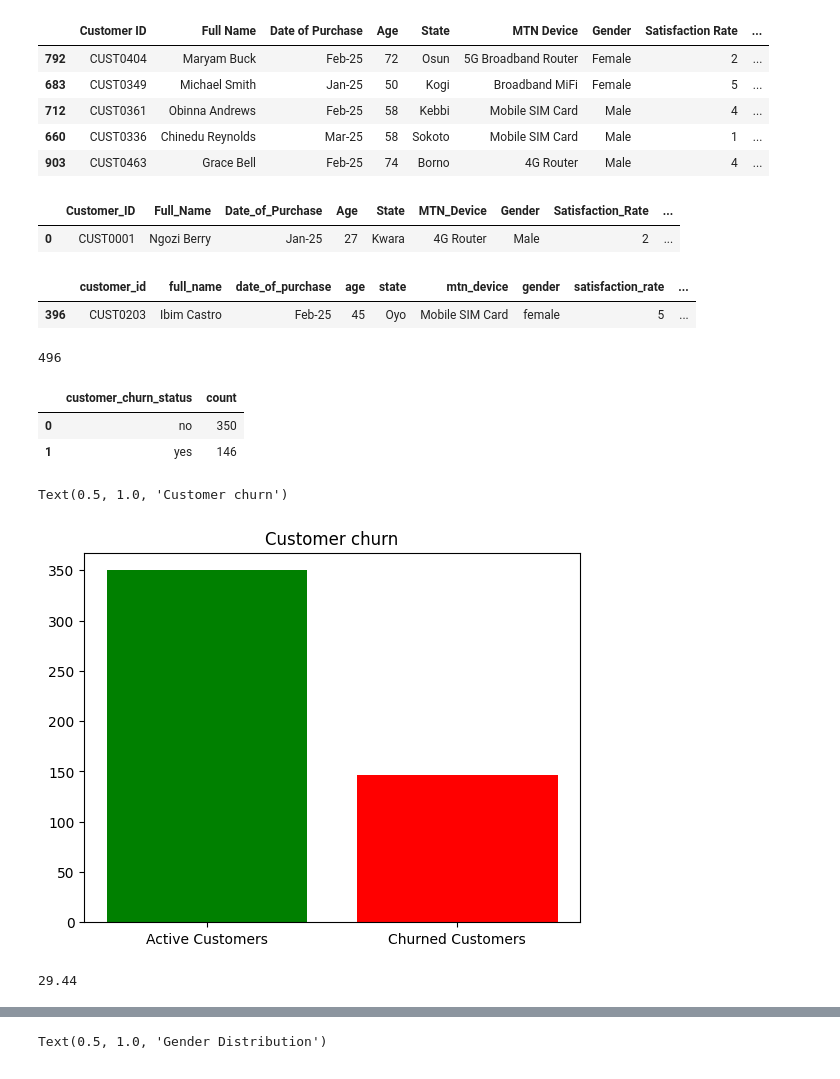
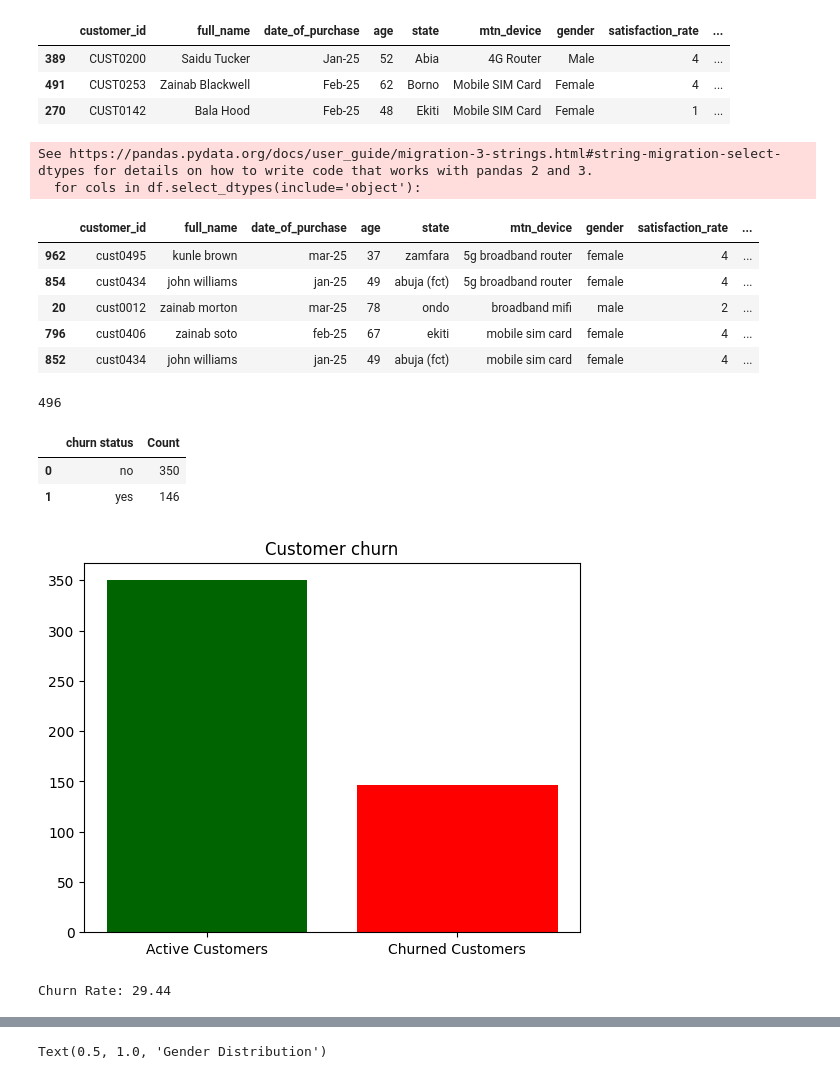
Before and after one commit to iamdrmeka/mtn_churn_new, a Jupyter notebook: mtn_churn.ipynb, the cells around one changed output, grey strips where cells are left out. Cells and saved outputs as stored; diff of their text form; code cells hidden in the pictures.

```diff
--- a/mtn_churn.ipynb
+++ b/mtn_churn.ipynb
@@ -3,19 +3,12 @@
 import pandas as pd
 import matplotlib.pyplot as plt
 # %%
-#import dataset and preview
-
+#import dataset, preview and clean
 df = pd.read_csv(r'mtn_churn.csv')
-df.sample(5)
+df.columns = df.columns.str.replace(' ', '_').str.lower()
+df.sample(3)
 # %% [output]
-|  | Customer ID | Full Name | Date of Purchase | Age | State | MTN Device | Gender | Satisfaction Rate | ... |
-| 792 | CUST0404 | Maryam Buck | Feb-25 | 72 | Osun | 5G Broadband Router | Female | 2 | ... |
-| 683 | CUST0349 | Michael Smith | Jan-25 | 50 | Kogi | Broadband MiFi | Female | 5 | ... |
-| 712 | CUST0361 | Obinna Andrews | Feb-25 | 58 | Kebbi | Mobile SIM Card | Male | 4 | ... |
-| 660 | CUST0336 | Chinedu Reynolds | Mar-25 | 58 | Sokoto | Mobile SIM Card | Male | 1 | ... |
-| 903 | CUST0463 | Grace Bell | Feb-25 | 74 | Borno | 4G Router | Male | 4 | ... |
+|  | customer_id | full_name | date_of_purchase | age | state | mtn_device | gender | satisfaction_rate | ... |
+| 389 | CUST0200 | Saidu Tucker | Jan-25 | 52 | Abia | 4G Router | Male | 4 | ... |
+| 491 | CUST0253 | Zainab Blackwell | Feb-25 | 62 | Borno | Mobile SIM Card | Female | 4 | ... |
+| 270 | CUST0142 | Bala Hood | Feb-25 | 48 | Ekiti | Mobile SIM Card | Female | 1 | ... |
-# %%
-df.head(1)
-# %% [output]
-|  | Customer_ID | Full_Name | Date_of_Purchase | Age | State | MTN_Device | Gender | Satisfaction_Rate | ... |
-| 0 | CUST0001 | Ngozi Berry | Jan-25 | 27 | Kwara | 4G Router | Male | 2 | ... |
@@ -36,32 +15,43 @@ df["gender"] = df["gender"].str.lower().str.strip()
-# %%
-df.sample(1)
-# %% [output]
-|  | customer_id | full_name | date_of_purchase | age | state | mtn_device | gender | satisfaction_rate | ... |
-| 396 | CUST0203 | Ibim Castro | Feb-25 | 45 | Oyo | Mobile SIM Card | female | 5 | ... |
+# %%
+# remove spaces and implement lower cases on all columns
+for cols in df.select_dtypes(include='object'):
+    df[cols] = df[cols].str.strip().str.lower()
+df.sample(5)
+# %% [output]
+See https://pandas.pydata.org/docs/user_guide/migration-3-strings.html#string-migration-select-dtypes for details on how to write code that works with pandas 2 and 3.
+  for cols in df.select_dtypes(include='object'):
+|  | customer_id | full_name | date_of_purchase | age | state | mtn_device | gender | satisfaction_rate | ... |
+| 962 | cust0495 | kunle brown | mar-25 | 37 | zamfara | 5g broadband router | female | 4 | ... |
+| 854 | cust0434 | john williams | jan-25 | 49 | abuja (fct) | 5g broadband router | female | 4 | ... |
+| 20 | cust0012 | zainab morton | mar-25 | 78 | ondo | broadband mifi | male | 2 | ... |
+| 796 | cust0406 | zainab soto | feb-25 | 67 | ekiti | mobile sim card | female | 4 | ... |
+| 852 | cust0434 | john williams | jan-25 | 49 | abuja (fct) | mobile sim card | female | 4 | ... |
 # %%
 #COUNT DISTINCT CUSTOMERS
 df['customer_id'].nunique()
 # %% [output]
 496
 # %%
+# COunt churn Volume
 churn = df.groupby('customer_churn_status')['customer_id'].nunique().reset_index(name='count')
+churn.columns = ['churn status', 'Count']
 churn
 # %% [output]
-|  | customer_churn_status | count |
+|  | churn status | Count |
 | 0 | no | 350 |
 | 1 | yes | 146 |
 # %%
-plt.bar(churn['customer_churn_status'], churn['count'], color=["green","red"])
+plt.bar(churn['churn status'], churn['Count'], color=["darkgreen","red"])
 plt.xticks([1, 0], ["Churned Customers", "Active Customers"])
 plt.title('Customer churn')
+plt.show()
 # %% [output]
-Text(0.5, 1.0, 'Customer churn')
 [figure]
 # %%
 #Get churn rate
 summary = df.groupby("customer_churn_status")["customer_id"].nunique()
 
 churn_rate = 100 * summary["yes"] / summary.sum()
-print(f'{churn_rate:,.2f}')
+print(f'Churn Rate: {churn_rate:,.2f}')
 # %% [output]
-29.44
+Churn Rate: 29.44
```
Also changed, not shown: parts of 32 cells of this notebook, 4 other files.
